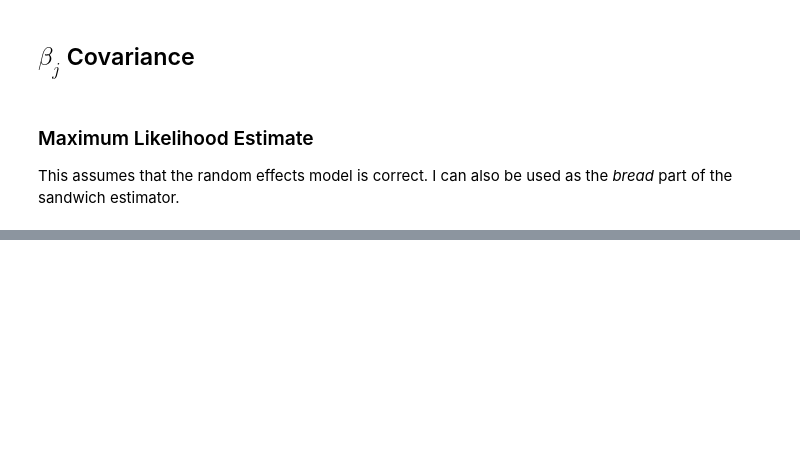
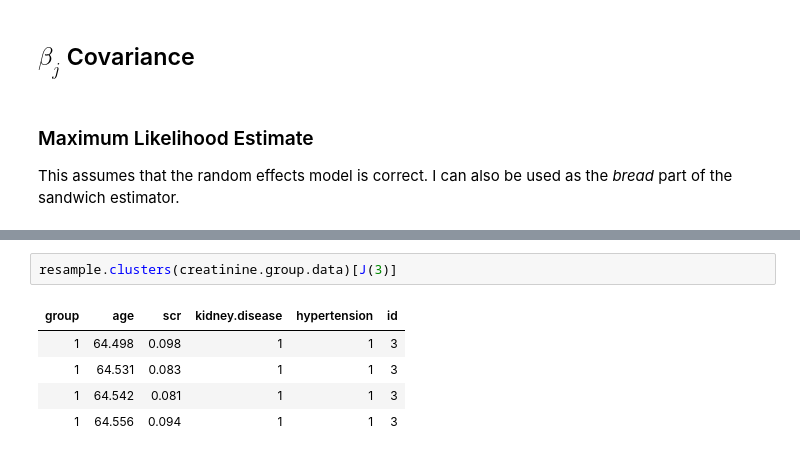
Before and after one commit to ppham27/stat571, a Jupyter notebook: hw6/creatinine.ipynb, the cells around one changed output, grey strips where cells are left out. Saved outputs shown, nothing was run; the diff lists cells and outputs as text; blank space fills up the shorter version.

```diff
--- a/hw6/creatinine.ipynb
+++ b/hw6/creatinine.ipynb
@@ -101,0 +175,8 @@ make.ml.parameter.covariance <- function(model) {
+# %%
+resample.clusters(creatinine.group.data)[J(3)]
+# %% [output]
+| group | age | scr | kidney.disease | hypertension | id |
+| 1 | 64.498 | 0.098 | 1 | 1 | 3 |
+| 1 | 64.531 | 0.083 | 1 | 1 | 3 |
+| 1 | 64.542 | 0.081 | 1 | 1 | 3 |
+| 1 | 64.556 | 0.094 | 1 | 1 | 3 |
```
Also changed, not shown: parts of 18 cells of this notebook.
